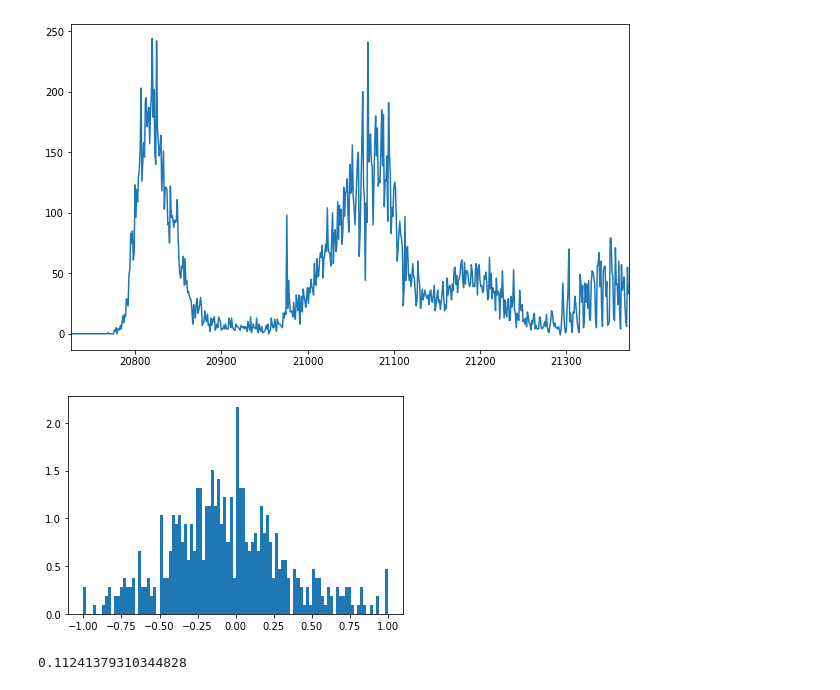
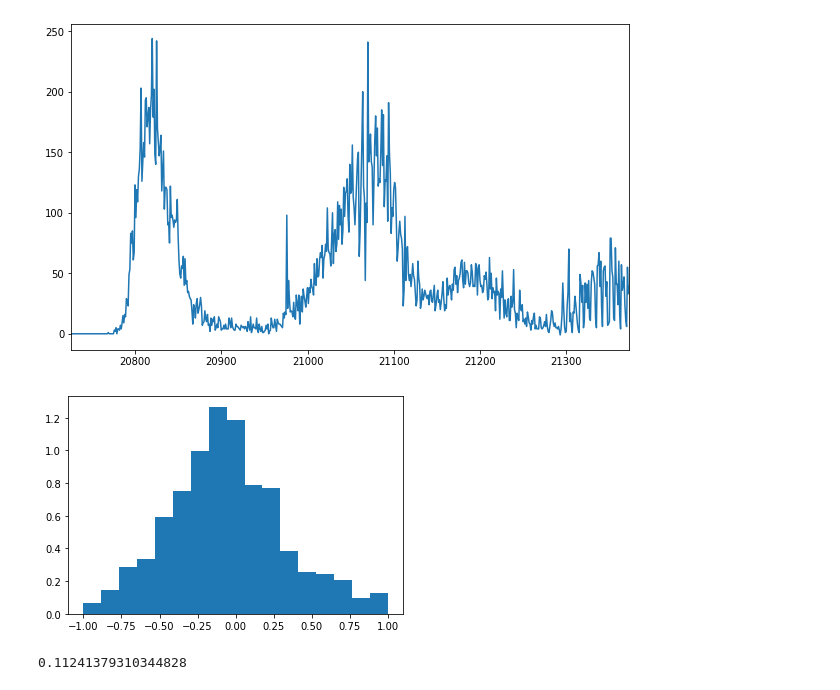
Before and after one commit to danielamichel/Proyecto1_DMichel_ADurrmuller, a Jupyter notebook: Proyecto_ASDurrmuller_DMichel.ipynb, the cells around one changed output. Cells and saved outputs as stored; diff of their text form; code cells hidden in the pictures.

```diff
--- a/Proyecto_ASDurrmuller_DMichel.ipynb
+++ b/Proyecto_ASDurrmuller_DMichel.ipynb
@@ -353,11 +514,11 @@ muertes_totales = muertes_totales[(muertes_totales <= 1) & (muertes_totales >= -
 # %%
 # plotear histograma de los datos
 
-[freq, x_hist, _] = plt.hist(muertes_totales, bins=100, density = True); # histograma
+[freq, x_hist, _] = plt.hist(muertes_totales, bins="auto", density = True); # histograma
 plt.show() # mostrar histograma
 x_hist = x_hist[1:] # Se obvia el último valor de x para obtener exactamente J muestras de x
 # %% [output]
-[figure, old version]
+[figure, new version]
 # %%
 x, pdf = kde(muertes_totales, bandwidth = -1) # Para encontrar el mejor bandwidth, bandwidth=-1
 plt.plot(x, pdf, color= 'red')
```
Also changed, not shown: parts of 34 cells of this notebook.
